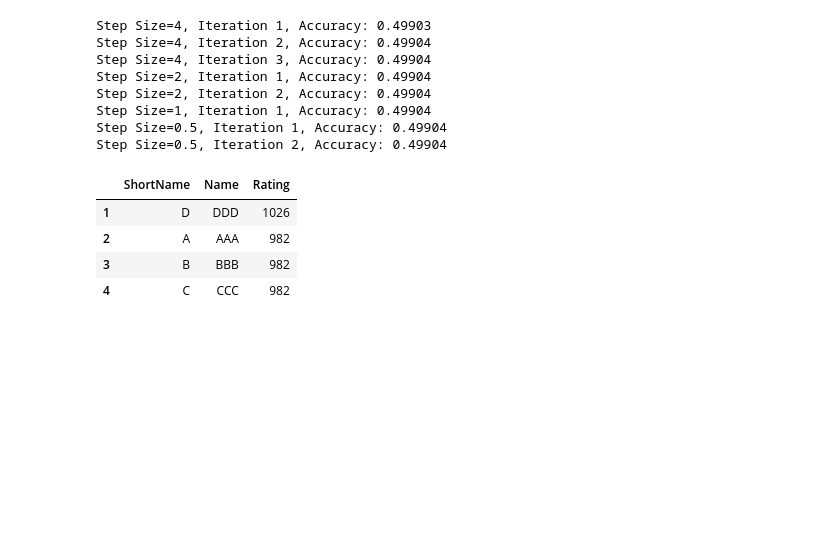
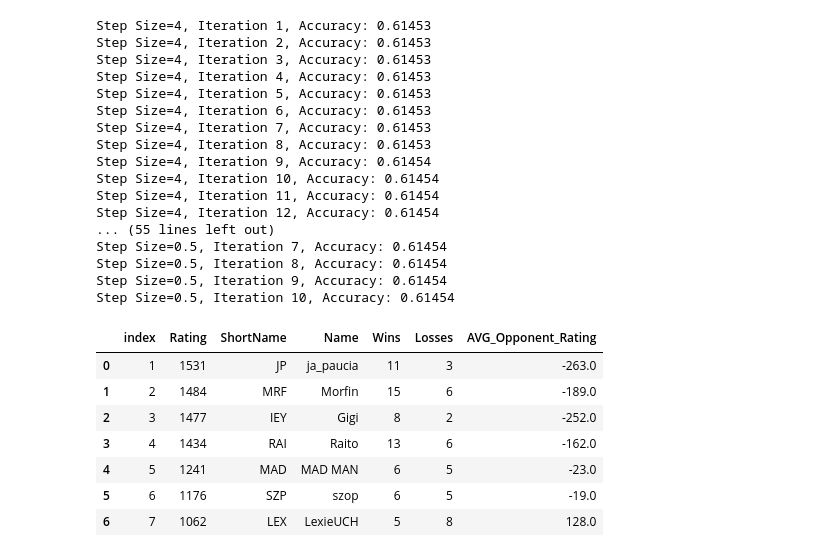
Before and after one commit to xxxprod/uch-ranking, a Jupyter notebook: MatchRating.ipynb, the cells around one changed output. Cells and saved outputs as stored; diff of their text form; code cells hidden in the pictures; blank space fills up the shorter version.

```diff
--- a/MatchRating.ipynb
+++ b/MatchRating.ipynb
@@ -135,8 +213,8 @@ class MatchRating:
         return rating_table
 # %%
 rating_system = MatchRating(
-    data_sheet_file="Data/Test.xlsx",
-    # data_sheet_file="Data/UCH_Data.xlsx",
+    # data_sheet_file="Data/Test.xlsx",
+    data_sheet_file="Data/UCH_Data.xlsx",
     rating_scale_base=10,
     rating_scale_divisor=400,
     rating_base=1000,
@@ -179,17 +307,32 @@ Step Size=8, Iteration 2, Accuracy: 0.49903
 # %%
-rankings = rating_system.calculate_ratings(step_sizes=[4,2,1,0.5])
+rankings = rating_system.calculate_ratings(
+    step_sizes=[4,2,1,0.5],
+    min_player_match_count=10
+)
 rankings
 # %% [output]
-Step Size=4, Iteration 1, Accuracy: 0.49903
-Step Size=4, Iteration 2, Accuracy: 0.49904
-Step Size=4, Iteration 3, Accuracy: 0.49904
-Step Size=2, Iteration 1, Accuracy: 0.49904
-Step Size=2, Iteration 2, Accuracy: 0.49904
-Step Size=1, Iteration 1, Accuracy: 0.49904
-Step Size=0.5, Iteration 1, Accuracy: 0.49904
-Step Size=0.5, Iteration 2, Accuracy: 0.49904
+Step Size=4, Iteration 1, Accuracy: 0.61453
+Step Size=4, Iteration 2, Accuracy: 0.61453
+Step Size=4, Iteration 3, Accuracy: 0.61453
+Step Size=4, Iteration 4, Accuracy: 0.61453
+Step Size=4, Iteration 5, Accuracy: 0.61453
+Step Size=4, Iteration 6, Accuracy: 0.61453
+Step Size=4, Iteration 7, Accuracy: 0.61453
+Step Size=4, Iteration 8, Accuracy: 0.61453
+Step Size=4, Iteration 9, Accuracy: 0.61454
+Step Size=4, Iteration 10, Accuracy: 0.61454
+Step Size=4, Iteration 11, Accuracy: 0.61454
+Step Size=4, Iteration 12, Accuracy: 0.61454
+... (55 lines left out)
+Step Size=0.5, Iteration 7, Accuracy: 0.61454
+Step Size=0.5, Iteration 8, Accuracy: 0.61454
+Step Size=0.5, Iteration 9, Accuracy: 0.61454
+Step Size=0.5, Iteration 10, Accuracy: 0.61454
-|  | ShortName | Name | Rating |
-| 1 | D | DDD | 1026 |
-| 2 | A | AAA | 982 |
-| 3 | B | BBB | 982 |
-| 4 | C | CCC | 982 |
+|  | index | Rating | ShortName | Name | Wins | Losses | AVG_Opponent_Rating |
+| 0 | 1 | 1531 | JP | ja_paucia | 11 | 3 | -263.0 |
+| 1 | 2 | 1484 | MRF | Morfin | 15 | 6 | -189.0 |
+| 2 | 3 | 1477 | IEY | Gigi | 8 | 2 | -252.0 |
+| 3 | 4 | 1434 | RAI | Raito | 13 | 6 | -162.0 |
+| 4 | 5 | 1241 | MAD | MAD MAN | 6 | 5 | -23.0 |
+| 5 | 6 | 1176 | SZP | szop | 6 | 5 | -19.0 |
+| 6 | 7 | 1062 | LEX | LexieUCH | 5 | 8 | 128.0 |
```
Also changed, not shown: parts of 4 cells of this notebook.
